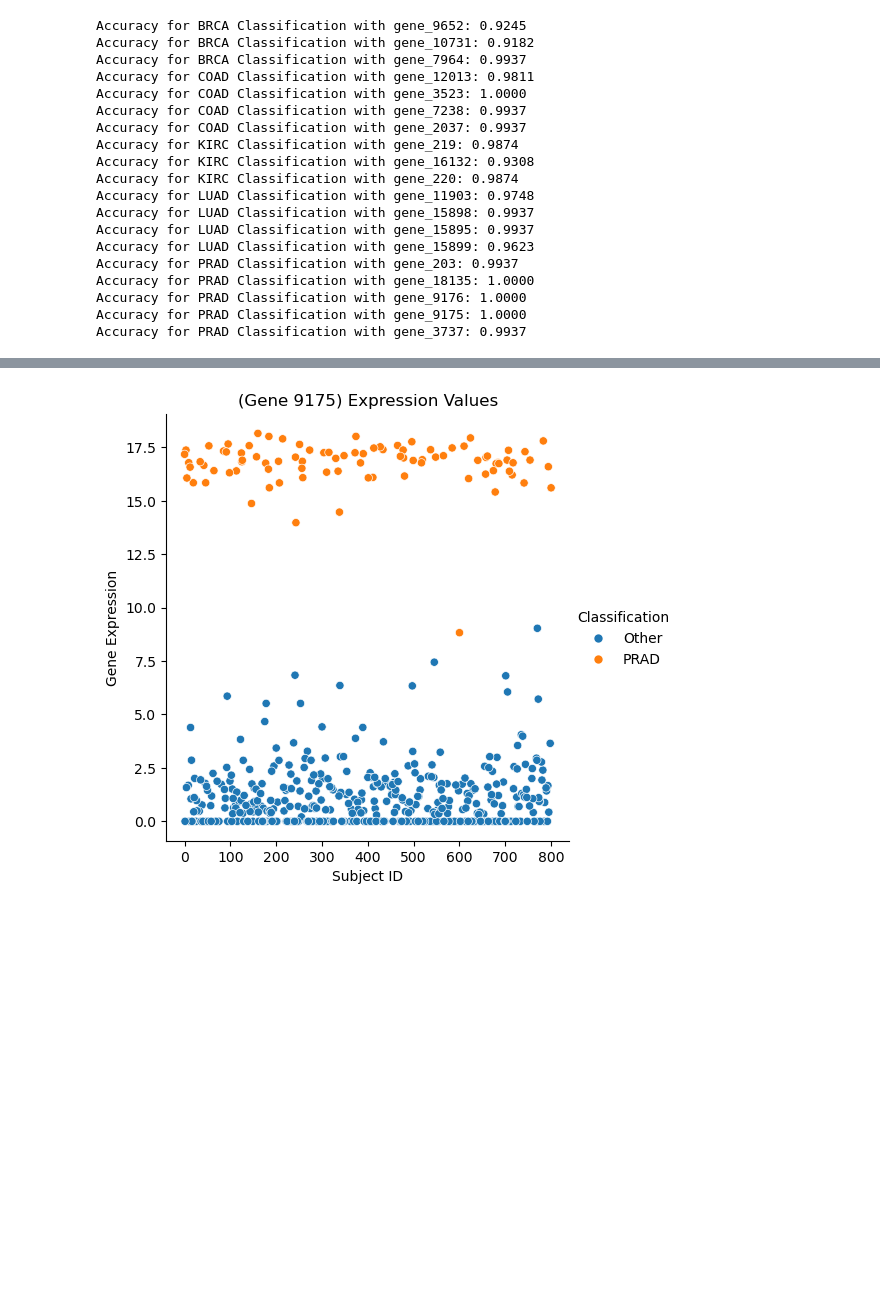
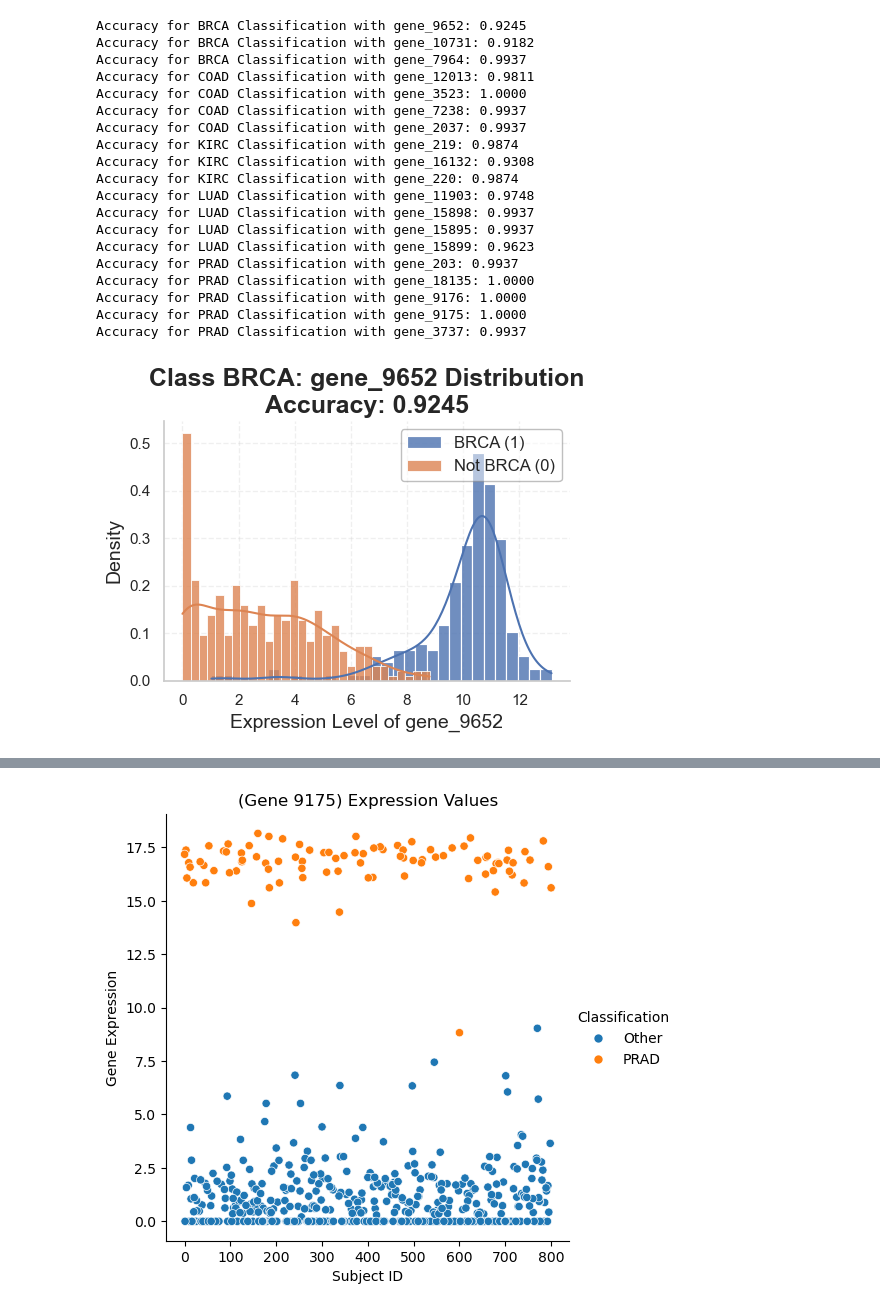
Before and after one commit to JackHanke/DSProject, a Jupyter notebook: main.ipynb, the cells around one changed output, grey strips where cells are left out. Drawn from its saved outputs; the diff is of its cells as text; code cells hidden in the pictures; blank space fills up the shorter version.

Commit message:
distribution plots

```diff
--- a/main.ipynb
+++ b/main.ipynb
@@ -913,3 +913,92 @@ Accuracy for PRAD Classification with gene_18135: 1.0000
 Accuracy for PRAD Classification with gene_9176: 1.0000
 Accuracy for PRAD Classification with gene_9175: 1.0000
 Accuracy for PRAD Classification with gene_3737: 0.9937
+# %%
+import seaborn as sns
+
+# Accuracy scores for each gene
+accuracy_scores = {
+    'BRCA': {
+        'gene_9652': 0.9245,
+        'gene_10731': 0.9182,
+        'gene_7964': 0.9937
+    },
+    'COAD': {
+        'gene_12013': 0.9811,
+        'gene_3523': 1.0000,
+        'gene_7238': 0.9937,
+        'gene_2037': 0.9937
+    },
+    'KIRC': {
+        'gene_219': 0.9874,
+        'gene_16132': 0.9308,
+        'gene_220': 0.9874
+    },
+    'LUAD': {
+        'gene_11903': 0.9748,
+        'gene_15898': 0.9937,
+        'gene_15895': 0.9937,
+        'gene_15899': 0.9623
+    },
+    'PRAD': {
+        'gene_203': 0.9937,
+        'gene_18135': 1.0000,
+        'gene_9176': 1.0000,
+        'gene_9175': 1.0000,
+        'gene_3737': 0.9937
+    }
+}
+
+import seaborn as sns
+
+import seaborn as sns
+
+# Set a modern style and palette for Seaborn
+sns.set(style="whitegrid", palette="pastel")
+
+# Enhanced Class vs. Rest Distribution for Each Gene with Subtle Legend
+for class_label, gene_list in genes_to_test.items():
+    for gene in gene_list:
+        # Get the index of the gene in the feature list
+        gene_index = feature_names.index(gene)
+        # Extract the gene values
+        gene_values = X_train[:, gene_index]
+        # Create a binary label for class vs rest and flatten it
+        class_binary = (y_train == class_label).astype(int).squeeze()
+        # Get the accuracy score
+        accuracy = accuracy_scores[class_label][gene]
+
+        # Create a figure
+        plt.figure(figsize=(5, 4))
+
+        # Plot histograms with a vibrant color scheme
+        sns.histplot(
+            gene_values[class_binary == 1], bins=30, kde=True, color="#4C72B0",
+            label=f"{class_label} (1)", alpha=0.8, stat="density"
+        )
+        sns.histplot(
+            gene_values[class_binary == 0], bins=30, kde=True, color="#DD8452",
+            label=f"Not {class_label} (0)", alpha=0.8, stat="density"
+        )
+
+        # Add plot details with a cleaner style
+        plt.title(
+            f"Class {class_label}: {gene} Distribution\nAccuracy: {accuracy:.4f}",
+            fontsize=18, fontweight="bold"
+        )
+        plt.xlabel(f"Expression Level of {gene}", fontsize=14)
+        plt.ylabel("Density", fontsize=14)
+
+        # Subtle legend styling
+        legend = plt.legend(fontsize=12, loc="upper right", frameon=True)
+        legend.get_frame().set_alpha(0.5)  # Adjust background transparency
+        legend.get_frame().set_edgecolor("gray")  # Light edge color
+
+        plt.grid(visible=True, alpha=0.3, linestyle="--")
+
+        # Add a white background and better spacing
+        sns.despine()
+        plt.tight_layout()
+        plt.show()
+# %% [output]
+[figure, added]
```
Also changed, not shown: parts of 3 cells of this notebook.
